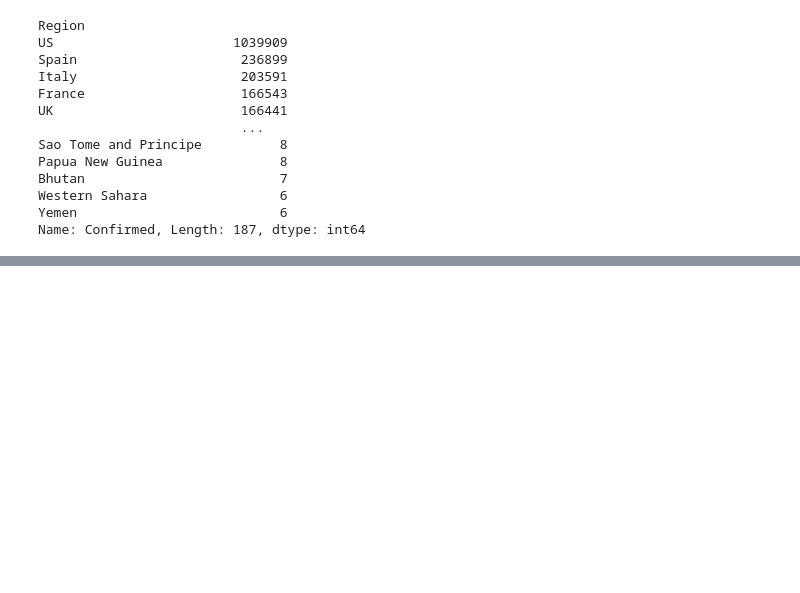
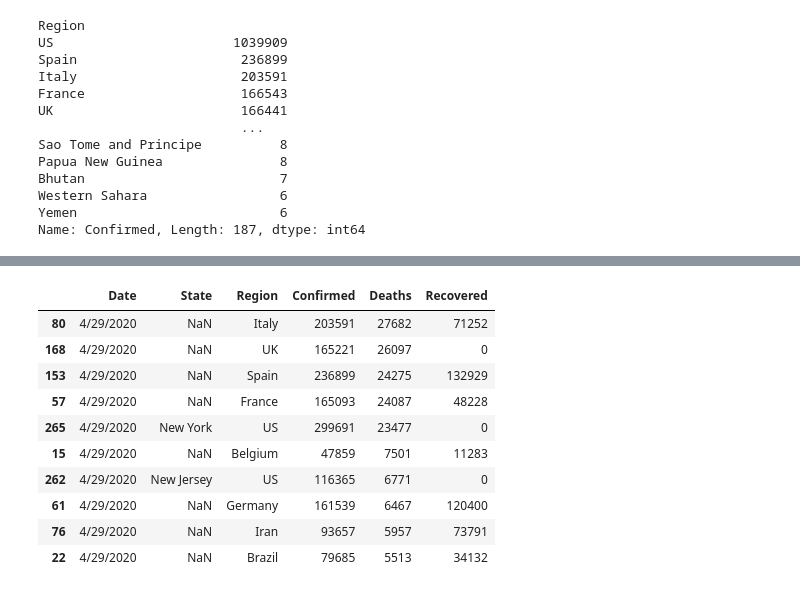
Before and after one commit to chinmaygiri/Data_science_projects, a Jupyter notebook: Covid19_data/covid19_data_analysis.ipynb, the cells around one changed output, grey strips where cells are left out. Saved outputs shown, nothing was run; the diff lists cells and outputs as text; code cells hidden in the pictures; blank space fills up the shorter version.

```diff
--- a/Covid19_data/covid19_data_analysis.ipynb
+++ b/Covid19_data/covid19_data_analysis.ipynb
@@ -141,0 +194,14 @@ Name: Confirmed, Length: 187, dtype: int64
+# %%
+data.sort_values(by= 'Deaths', ascending=False).head(10)
+# %% [output]
+|  | Date | State | Region | Confirmed | Deaths | Recovered |
+| 80 | 4/29/2020 | NaN | Italy | 203591 | 27682 | 71252 |
+| 168 | 4/29/2020 | NaN | UK | 165221 | 26097 | 0 |
+| 153 | 4/29/2020 | NaN | Spain | 236899 | 24275 | 132929 |
+| 57 | 4/29/2020 | NaN | France | 165093 | 24087 | 48228 |
+| 265 | 4/29/2020 | New York | US | 299691 | 23477 | 0 |
+| 15 | 4/29/2020 | NaN | Belgium | 47859 | 7501 | 11283 |
+| 262 | 4/29/2020 | New Jersey | US | 116365 | 6771 | 0 |
+| 61 | 4/29/2020 | NaN | Germany | 161539 | 6467 | 120400 |
+| 76 | 4/29/2020 | NaN | Iran | 93657 | 5957 | 73791 |
+| 22 | 4/29/2020 | NaN | Brazil | 79685 | 5513 | 34132 |
```
Also changed, not shown: parts of 6 cells of this notebook.
